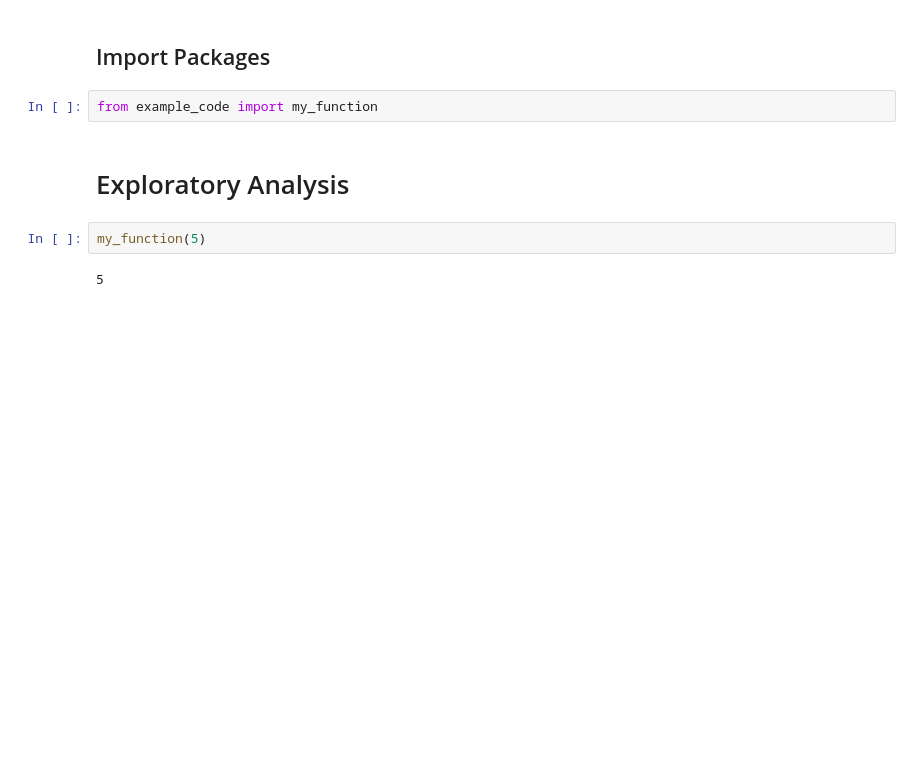
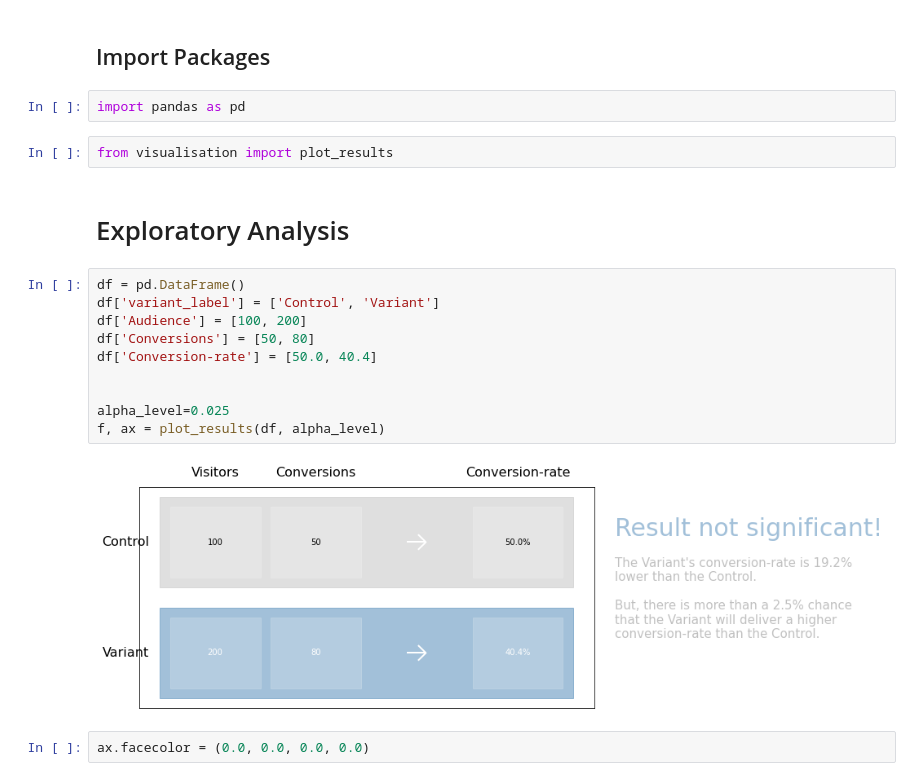
Before and after one commit to mattcrooks-tf/ME-results-viz, a Jupyter notebook: notebooks/0. exploratory-analysis.ipynb, the cells around one changed output. Cells and saved outputs as stored; diff of their text form; blank space fills up the shorter version.

```diff
--- a/notebooks/0. exploratory-analysis.ipynb
+++ b/notebooks/0. exploratory-analysis.ipynb
@@ -23,10 +20,22 @@ The autoreload extension is already loaded. To reload it, use:
 # %% [markdown]
 ## Import Packages
+# %%
+import pandas as pd
 # %%
-from example_code import my_function
+from visualisation import plot_results
 # %% [markdown]
 # Exploratory Analysis
 # %%
-my_function(5)
+df = pd.DataFrame()
+df['variant_label'] = ['Control', 'Variant']
+df['Audience'] = [100, 200]
+df['Conversions'] = [50, 80]
+df['Conversion-rate'] = [50.0, 40.4]
+
+
+alpha_level=0.025
+f, ax = plot_results(df, alpha_level)
 # %% [output]
-5
+[figure, added]
+# %%
+ax.facecolor = (0.0, 0.0, 0.0, 0.0)
```
Also changed, not shown: parts of 2 cells of this notebook, 5 other files.
